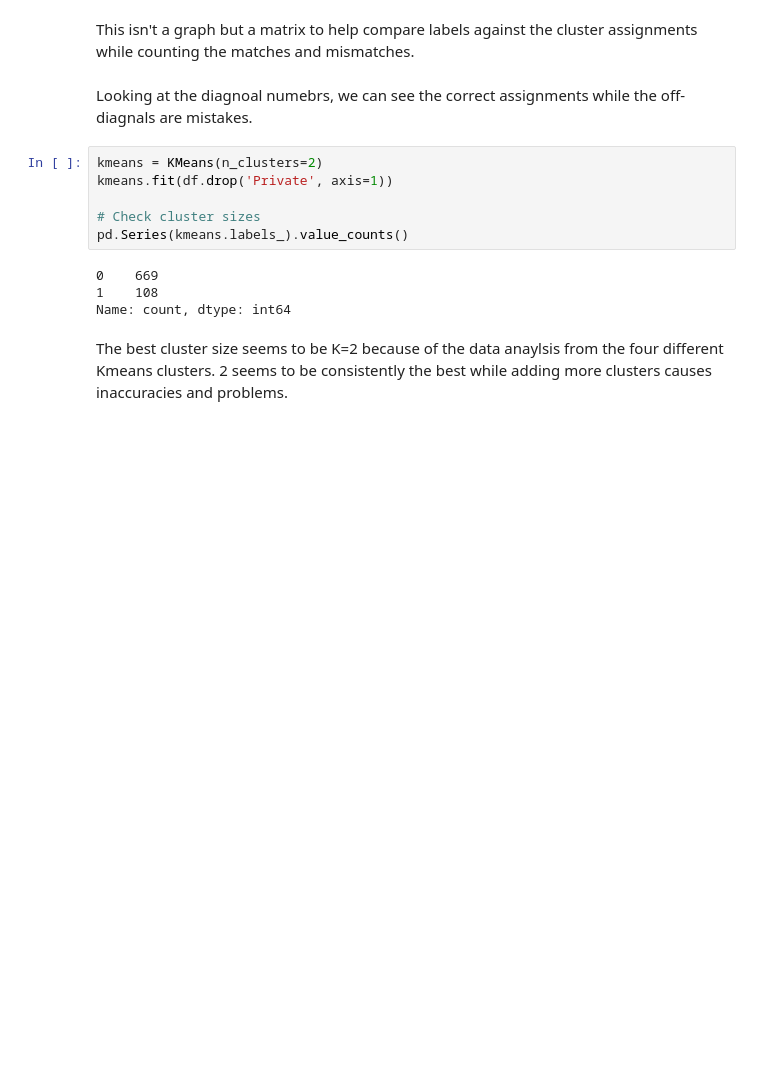
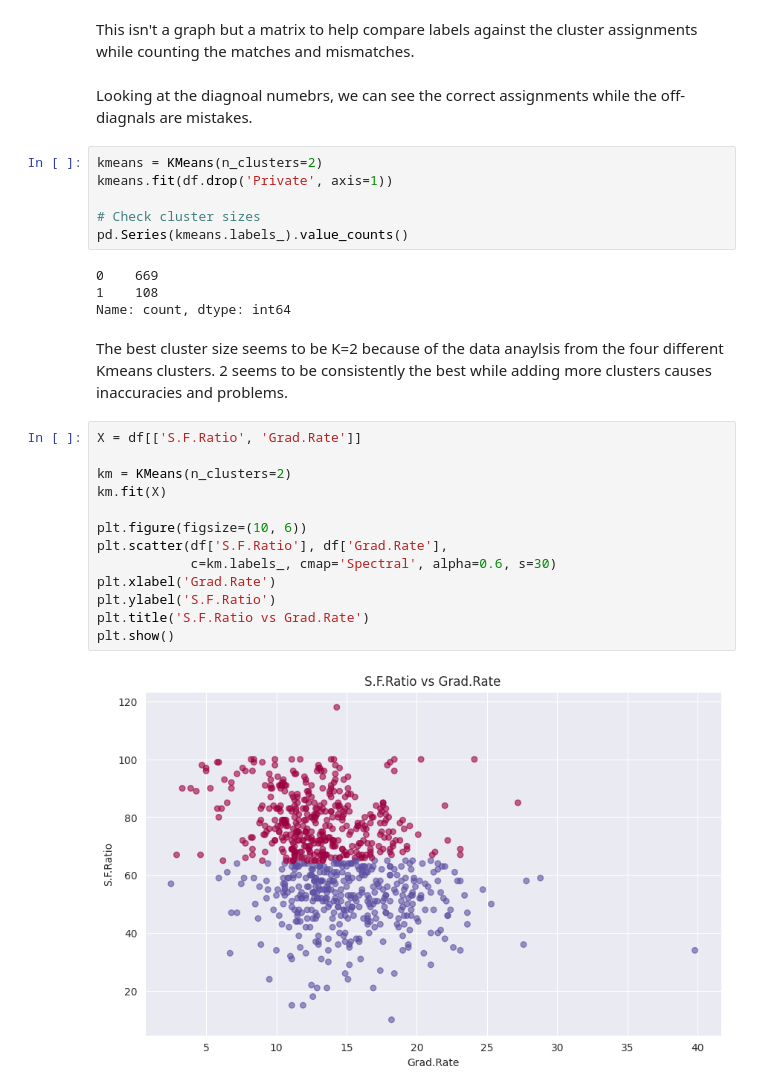
Before and after one commit to UUCompSci/TS-DataAnalytics-SP26, a Jupyter notebook: College.ipynb, the cells around one changed output. Cells and saved outputs as stored; diff of their text form; blank space fills up the shorter version.

```diff
--- a/College.ipynb
+++ b/College.ipynb
@@ -290,3 +290,18 @@ pd.Series(kmeans.labels_).value_counts()
 Name: count, dtype: int64
 # %% [markdown]
 The best cluster size seems to be K=2 because of the data anaylsis from the four different Kmeans clusters. 2 seems to be consistently the best while adding more clusters causes inaccuracies and problems.
+# %%
+X = df[['S.F.Ratio', 'Grad.Rate']]
+
+km = KMeans(n_clusters=2)
+km.fit(X)
+
+plt.figure(figsize=(10, 6))
+plt.scatter(df['S.F.Ratio'], df['Grad.Rate'],
+            c=km.labels_, cmap='Spectral', alpha=0.6, s=30)
+plt.xlabel('Grad.Rate')
+plt.ylabel('S.F.Ratio')
+plt.title('S.F.Ratio vs Grad.Rate')
+plt.show()
+# %% [output]
+[figure, added]
```
Also changed, not shown: parts of 8 cells of this notebook.
